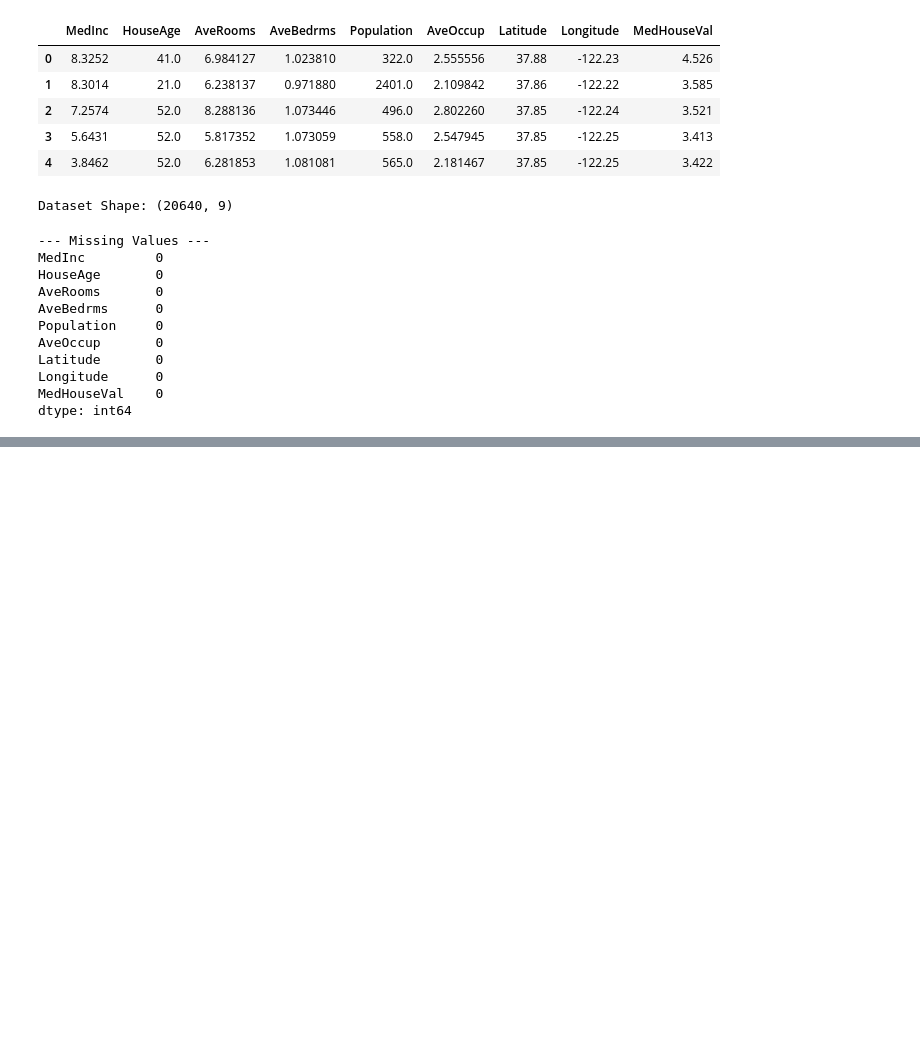
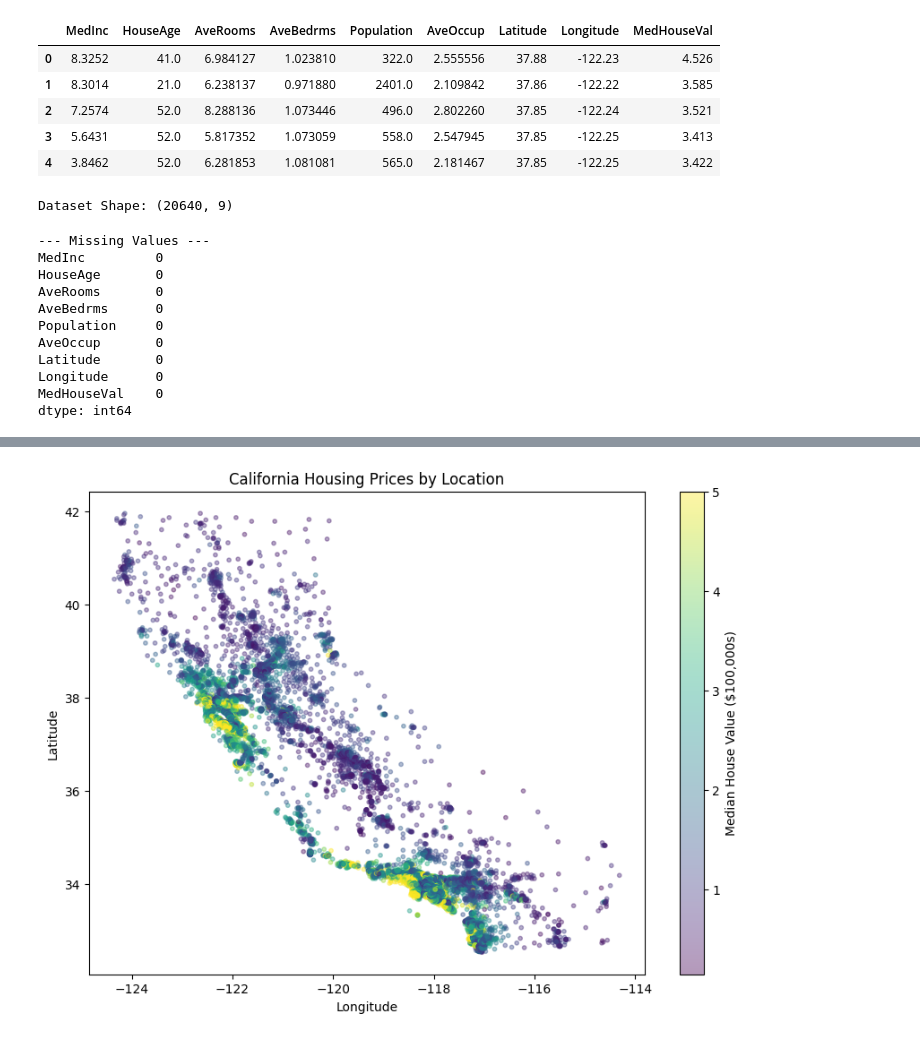
Before and after one commit to yohannes-wegayehu/house-price-prediction, a Jupyter notebook: house_price_prediction.ipynb, the cells around one changed output, grey strips where cells are left out. Cells and saved outputs as stored; diff of their text form; code cells hidden in the pictures; blank space fills up the shorter version.

```diff
--- a/house_price_prediction.ipynb
+++ b/house_price_prediction.ipynb
@@ -57,0 +79,18 @@ df.describe()
+# %%
+# Plot house locations colored by median house value
+plt.figure(figsize=(10, 7))
+scatter = plt.scatter(
+    df['Longitude'],
+    df['Latitude'],
+    c=df['MedHouseVal'],
+    cmap='viridis',
+    alpha=0.4,
+    s=10
+)
+plt.colorbar(scatter, label='Median House Value ($100,000s)')
+plt.title('California Housing Prices by Location')
+plt.xlabel('Longitude')
+plt.ylabel('Latitude')
+plt.show()
+# %% [output]
+[figure, added]
```
Also changed, not shown: parts of 2 cells of this notebook.
